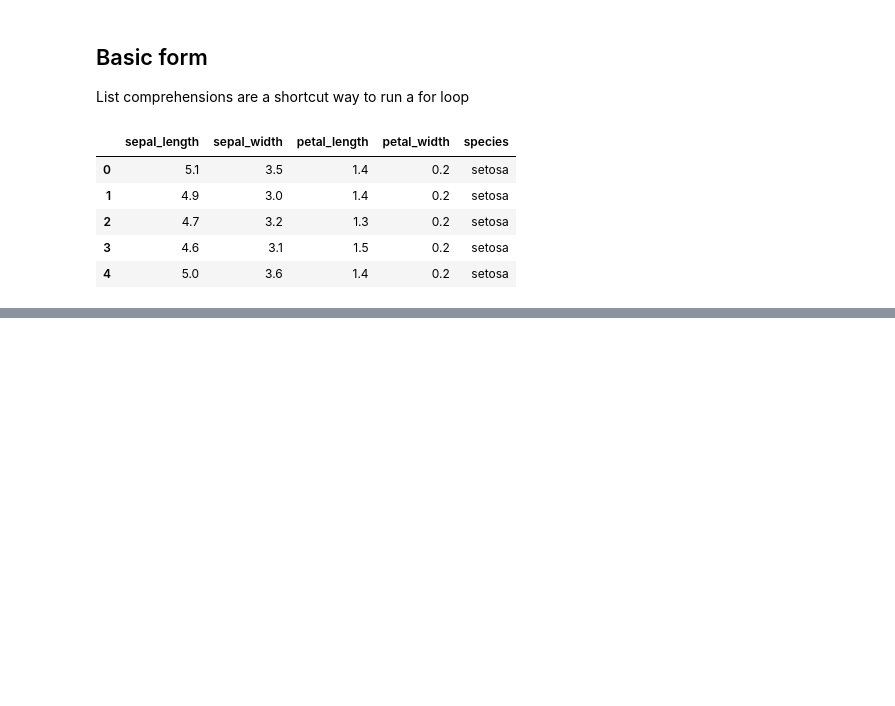
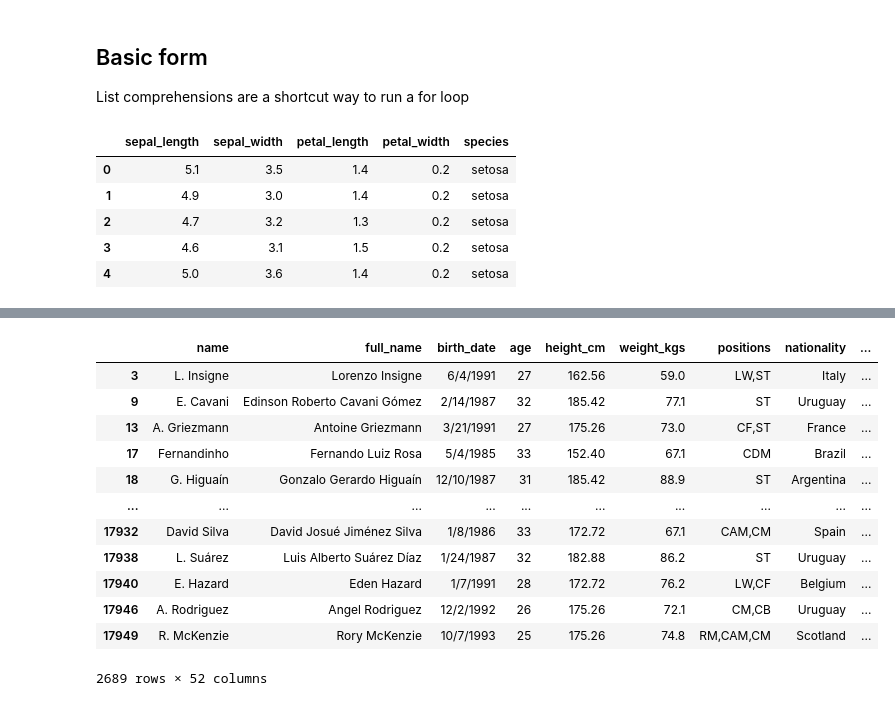
Before and after one commit to BIOS6644/BIOS6644_Spring_2024, a Jupyter notebook: Modules/Module_1/docs/M1_List_Comprehensions.ipynb, the cells around one changed output, grey strips where cells are left out. Saved outputs shown, nothing was run; the diff lists cells and outputs as text; code cells hidden in the pictures; blank space fills up the shorter version.

```diff
--- a/Modules/Module_1/docs/M1_List_Comprehensions.ipynb
+++ b/Modules/Module_1/docs/M1_List_Comprehensions.ipynb
@@ -172,0 +157,17 @@ hasanR
+# %%
+# find players with a letter "Z" in their name
+df.loc[['z' in xx.lower()  for xx in df.full_name ]]
+# %% [output]
+|  | name | full_name | birth_date | age | height_cm | weight_kgs | positions | nationality | ... |
+| 3 | L. Insigne | Lorenzo Insigne | 6/4/1991 | 27 | 162.56 | 59.0 | LW,ST | Italy | ... |
+| 9 | E. Cavani | Edinson Roberto Cavani Gómez | 2/14/1987 | 32 | 185.42 | 77.1 | ST | Uruguay | ... |
+| 13 | A. Griezmann | Antoine Griezmann | 3/21/1991 | 27 | 175.26 | 73.0 | CF,ST | France | ... |
+| 17 | Fernandinho | Fernando Luiz Rosa | 5/4/1985 | 33 | 152.40 | 67.1 | CDM | Brazil | ... |
+| 18 | G. Higuaín | Gonzalo Gerardo Higuaín | 12/10/1987 | 31 | 185.42 | 88.9 | ST | Argentina | ... |
+| ... | ... | ... | ... | ... | ... | ... | ... | ... | ... |
+| 17932 | David Silva | David Josué Jiménez Silva | 1/8/1986 | 33 | 172.72 | 67.1 | CAM,CM | Spain | ... |
+| 17938 | L. Suárez | Luis Alberto Suárez Díaz | 1/24/1987 | 32 | 182.88 | 86.2 | ST | Uruguay | ... |
+| 17940 | E. Hazard | Eden Hazard | 1/7/1991 | 28 | 172.72 | 76.2 | LW,CF | Belgium | ... |
+| 17946 | A. Rodriguez | Angel Rodriguez | 12/2/1992 | 26 | 175.26 | 72.1 | CM,CB | Uruguay | ... |
+| 17949 | R. McKenzie | Rory McKenzie | 10/7/1993 | 25 | 175.26 | 74.8 | RM,CAM,CM | Scotland | ... |
+2689 rows × 52 columns
```
Also changed, not shown: parts of 26 cells of this notebook, 4 other files.
